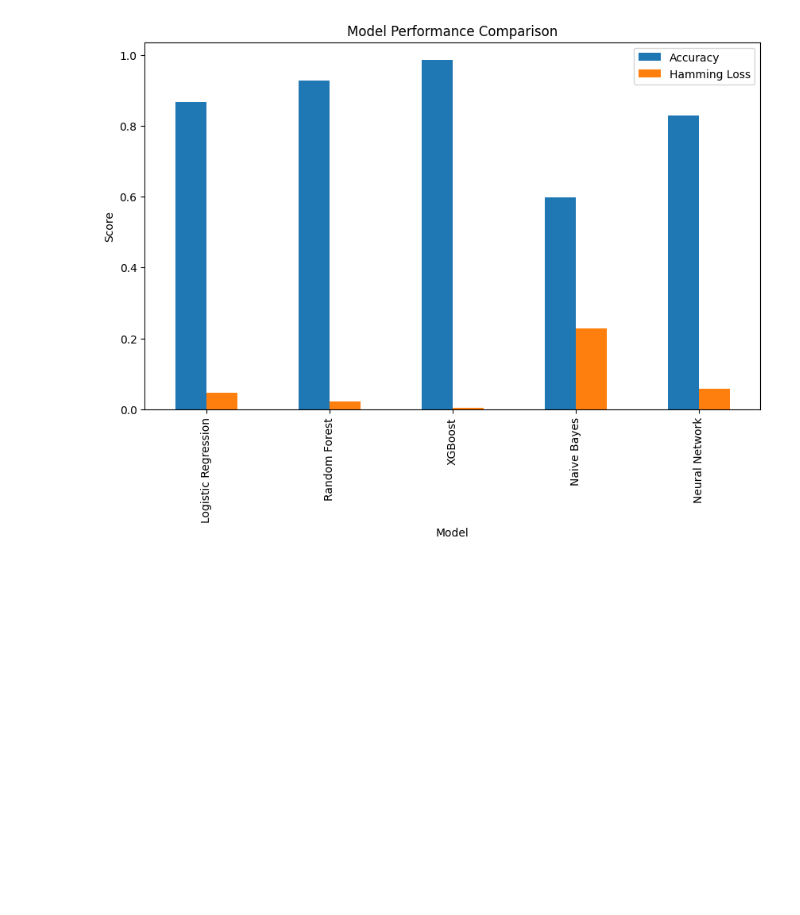
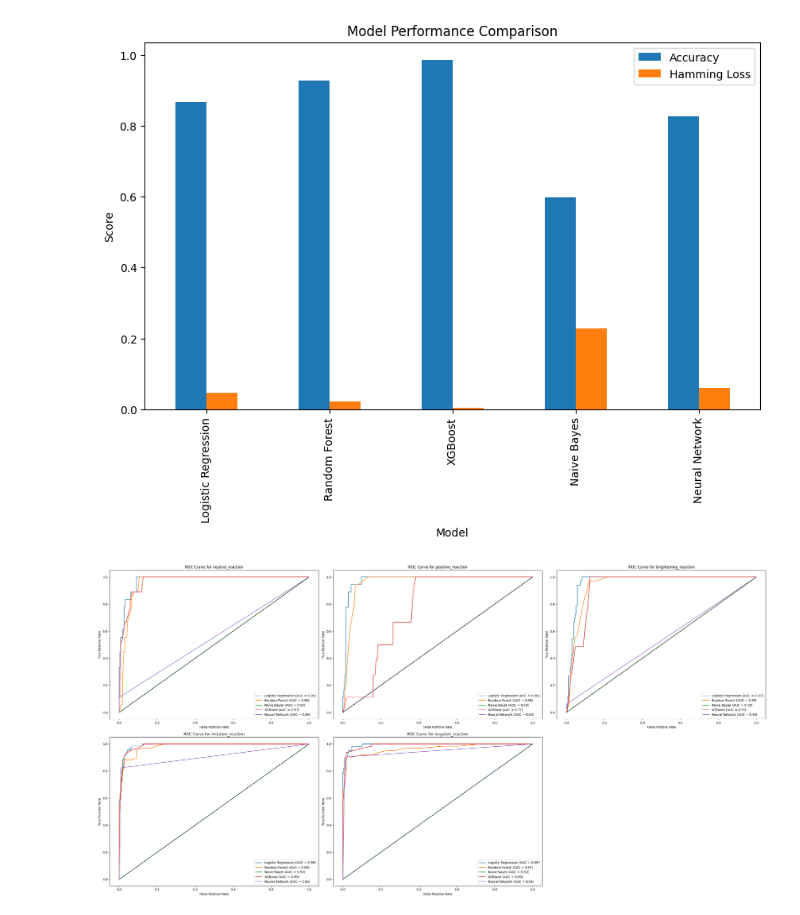
Before and after one commit to LiuXingyu627/STATS-507-UofM-, a Jupyter notebook: 507_final_project.ipynb, the cells around one changed output. Cells and saved outputs as stored; diff of their text form; code cells hidden in the pictures; blank space fills up the shorter version.

```diff
--- a/507_final_project.ipynb
+++ b/507_final_project.ipynb
@@ -567,3 +568,52 @@ plt.ylabel("Score")
 plt.show()
 # %% [output]
 [figure]
+# %%
+from sklearn.metrics import roc_curve, auc
+
+# Helper function to calculate ROC curve and AUC for a model and reaction
+def get_roc_data(model, X_test, y_test, reaction_index):
+    if hasattr(model, "predict_proba"):  # For Sklearn Models
+        y_pred_prob = model.predict_proba(X_test)[reaction_index][:, 1]
+    else:  # For Neural Network
+        y_pred_prob = y_pred_np[:, reaction_index]
+    fpr, tpr, _ = roc_curve(y_test[:, reaction_index], y_pred_prob)
+    roc_auc = auc(fpr, tpr)
+    return fpr, tpr, roc_auc
+
+# Prepare test labels and predictions for NN
+y_test_np = y_test.values
+y_pred_nn_prob = y_pred.numpy()
+
+# Define the models
+models = {
+    "Logistic Regression": log_model,
+    "Random Forest": rf_model,
+    "Naive Bayes": nb_model,
+    "XGBoost": xgb_model,
+    "Neural Network": "NeuralNet"
+}
+
+# Plot ROC Curves for Each Reaction
+reactions = y_test.columns
+plt.figure(figsize=(30, 15))
+
+for i, reaction in enumerate(reactions):
+    plt.subplot(2, 3, i + 1)
+    for name, model in models.items():
+        if name == "Neural Network":
+            fpr, tpr, roc_auc = get_roc_data(None, None, y_test_np, i)
+        else:
+            fpr, tpr, roc_auc = get_roc_data(model, x_test, y_test_np, i)
+        plt.plot(fpr, tpr, label=f"{name} (AUC = {roc_auc:.2f})")
+
+    plt.plot([0, 1], [0, 1], 'k--')  # Diagonal line
+    plt.title(f"ROC Curve for {reaction}")
+    plt.xlabel("False Positive Rate")
+    plt.ylabel("True Positive Rate")
+    plt.legend(loc="lower right")
+
+plt.tight_layout()
+plt.show()
+# %% [output]
+[figure, added]
```
Also changed, not shown: parts of 8 cells of this notebook.
